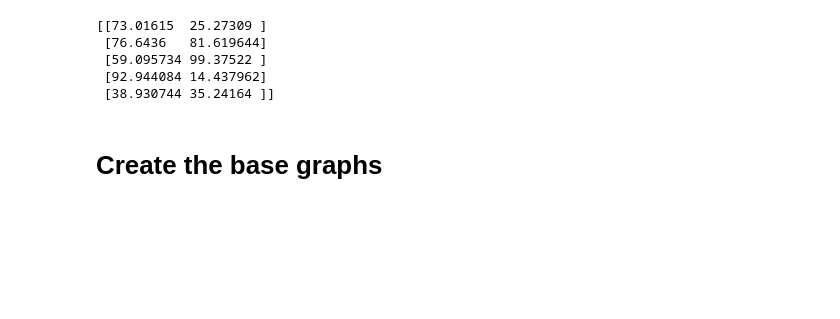
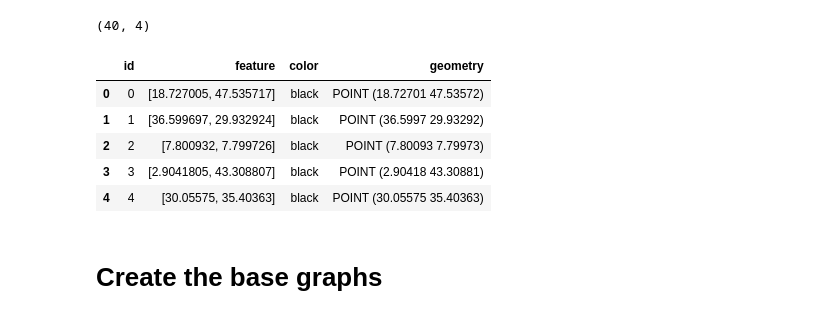
Before and after one commit to Neiko2002/2d-graph, a Jupyter notebook: 2d_graph_visualization.ipynb, the cells around one changed output. Saved outputs shown, nothing was run; the diff lists cells and outputs as text; code cells hidden in the pictures; blank space fills up the shorter version.

```diff
--- a/2d_graph_visualization.ipynb
+++ b/2d_graph_visualization.ipynb
@@ -63,20 +26,17 @@ print(coords[:3])
 # %%
-def create_random_coords(n=100, scale=100.0, seed=None):
-    """
-    Create n random 2D coordinates in range [0, scale) as float32.
-    """
-    if seed is not None:
-        np.random.seed(seed)
-    return (np.random.rand(n, 2) * scale).astype(np.float32)
+from utils import create_random_coords
 
 # example
-#coords = create_random_coords(20, scale=50, seed=42)
-print(coords[:5])
+coords = create_random_coords(n=40, scale=50, seed=42)
+print(coords.shape)
+coords.head()
 # %% [output]
-[[73.01615  25.27309 ]
- [76.6436   81.619644]
- [59.095734 99.37522 ]
- [92.944084 14.437962]
- [38.930744 35.24164 ]]
+(40, 4)
+|  | id | feature | color | geometry |
+| 0 | 0 | [18.727005, 47.535717] | black | POINT (18.72701 47.53572) |
+| 1 | 1 | [36.599697, 29.932924] | black | POINT (36.5997 29.93292) |
+| 2 | 2 | [7.800932, 7.799726] | black | POINT (7.80093 7.79973) |
+| 3 | 3 | [2.9041805, 43.308807] | black | POINT (2.90418 43.30881) |
+| 4 | 4 | [30.05575, 35.40363] | black | POINT (30.05575 35.40363) |
 # %% [markdown]
 # Create the base graphs
```
Also changed, not shown: parts of 18 cells of this notebook, 5 other files.
